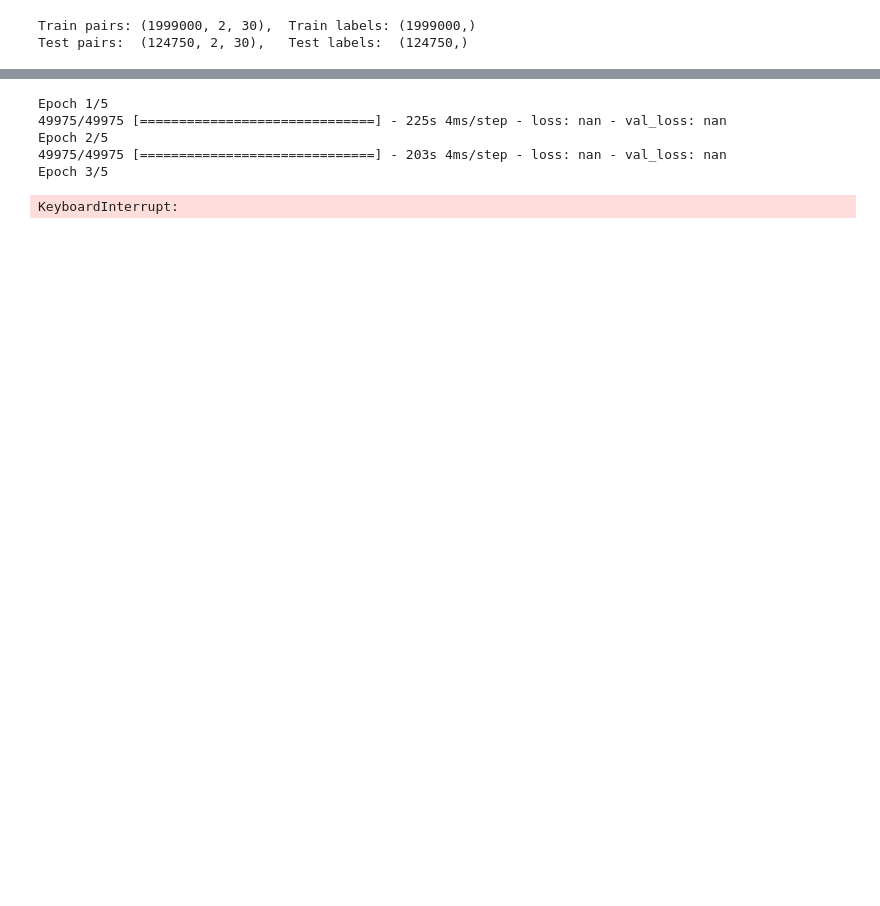
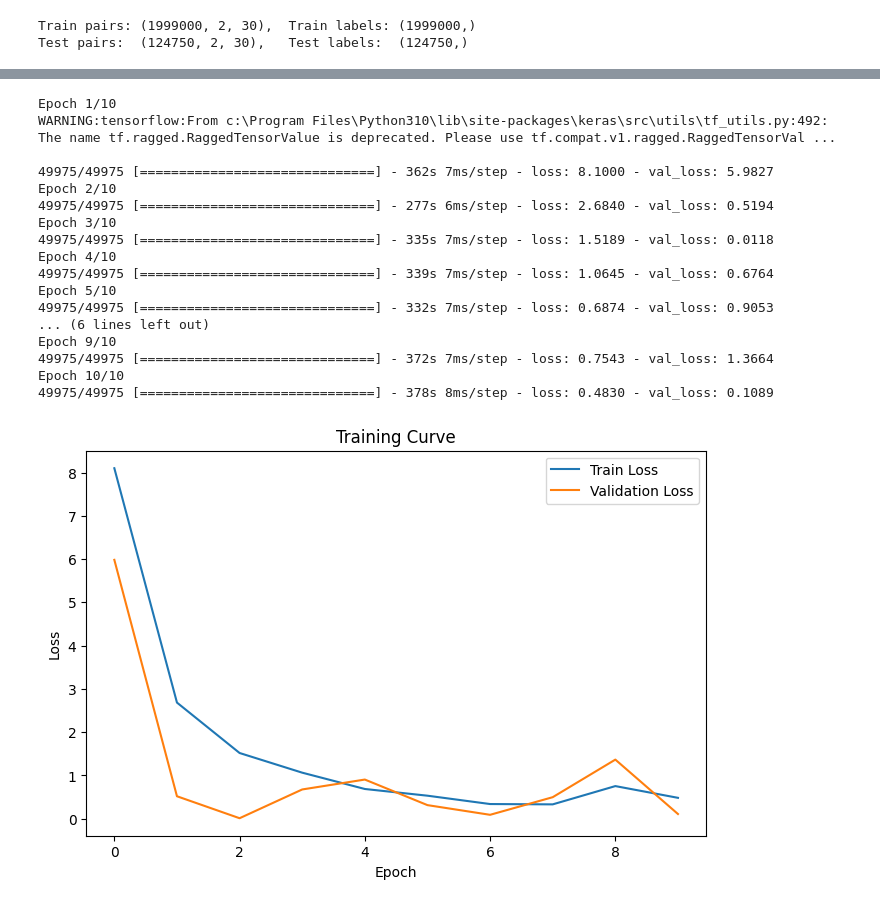
Before and after one commit to janasoliman61/Pawsibilities-matchmaking-system, a Jupyter notebook: sys.ipynb, the cells around one changed output, grey strips where cells are left out. Drawn from its saved outputs; the diff is of its cells as text; code cells hidden in the pictures; blank space fills up the shorter version.

```diff
--- a/sys.ipynb
+++ b/sys.ipynb
@@ -338,37 +354,85 @@ Non-trainable params: 0
 __________________________________________________________________________________________________
 # %%
+# def contrastive_loss(y_true, y_pred):
+#     y_true = tf.cast(y_true, tf.float32)
+#     margin = 1.0
+#     return K.mean(
+#         y_true * K.square(y_pred) +
+#         (1 - y_true) * K.square(tf.maximum(margin - y_pred, 0))
+#     )
+
+# model.compile(optimizer=tf.keras.optimizers.Adam(learning_rate=1e-4),
+#               loss=contrastive_loss)
+
+# history = model.fit(
+#     [pet_features_1_train, pet_features_2_train],
+#     labels_train,
+#     epochs=5,
+#     batch_size=32,
+#     validation_split=0.2
+# )
+
+# plt.figure(figsize=(8,5))
+# plt.plot(history.history['loss'], label='Train Loss')
+# if 'val_loss' in history.history:
+#     plt.plot(history.history['val_loss'], label='Validation Loss')
+# plt.xlabel('Epoch')
+# plt.ylabel('Loss')
+# plt.legend()
+# plt.title('Training Curve')
+# plt.show()
+import tensorflow as tf
+from tensorflow.keras import backend as K
+import matplotlib.pyplot as plt
+
 def contrastive_loss(y_true, y_pred):
+    # Ensure the ground truth labels are float32 (and assumed to be 0 or 1)
     y_true = tf.cast(y_true, tf.float32)
     margin = 1.0
-    return K.mean(
-        y_true * K.square(y_pred) +
-        (1 - y_true) * K.square(tf.maximum(margin - y_pred, 0))
-    )
+    # Force the predictions to be non-negative (if they represent distances)
+    y_pred = tf.abs(y_pred)
+    # Compute contrastive loss
+    loss = y_true * tf.square(y_pred) + (1 - y_true) * tf.square(tf.maximum(margin - y_pred, 0.0))
+    return tf.reduce_mean(loss)
 
-model.compile(optimizer=tf.keras.optimizers.Adam(learning_rate=1e-4),
-              loss=contrastive_loss)
+# Use gradient clipping to limit the size of updates and improve stability.
+optimizer = tf.keras.optimizers.Adam(learning_rate=1e-4, clipnorm=1.0)
+
+model.compile(optimizer=optimizer, loss=contrastive_loss)
 
 history = model.fit(
     [pet_features_1_train, pet_features_2_train],
     labels_train,
-    epochs=5,
+    epochs=10,
     batch_size=32,
     validation_split=0.2
 )
 
-plt.figure(figsize=(8,5))
+plt.figure(figsize=(8, 5))
 plt.plot(history.history['loss'], label='Train Loss')
 if 'val_loss' in history.history:
     plt.plot(history.history['val_loss'], label='Validation Loss')
 plt.xlabel('Epoch')
 plt.ylabel('Loss')
 plt.legend()
 plt.title('Training Curve')
 plt.show()
 # %% [output]
-Epoch 1/5
-49975/49975 [==============================] - 225s 4ms/step - loss: nan - val_loss: nan
-Epoch 2/5
-49975/49975 [==============================] - 203s 4ms/step - loss: nan - val_loss: nan
-Epoch 3/5
+Epoch 1/10
+WARNING:tensorflow:From c:\Program Files\Python310\lib\site-packages\keras\src\utils\tf_utils.py:492: The name tf.ragged.RaggedTensorValue is deprecated. Please use tf.compat.v1.ragged.RaggedTensorVal ...
+
+49975/49975 [==============================] - 362s 7ms/step - loss: 8.1000 - val_loss: 5.9827
+Epoch 2/10
+49975/49975 [==============================] - 277s 6ms/step - loss: 2.6840 - val_loss: 0.5194
+Epoch 3/10
+49975/49975 [==============================] - 335s 7ms/step - loss: 1.5189 - val_loss: 0.0118
+Epoch 4/10
+49975/49975 [==============================] - 339s 7ms/step - loss: 1.0645 - val_loss: 0.6764
+Epoch 5/10
+49975/49975 [==============================] - 332s 7ms/step - loss: 0.6874 - val_loss: 0.9053
+... (6 lines left out)
+Epoch 9/10
+49975/49975 [==============================] - 372s 7ms/step - loss: 0.7543 - val_loss: 1.3664
+Epoch 10/10
+49975/49975 [==============================] - 378s 8ms/step - loss: 0.4830 - val_loss: 0.1089
-KeyboardInterrupt:
+[figure, added]
```
Also changed, not shown: parts of 7 cells of this notebook, 1 other file.
